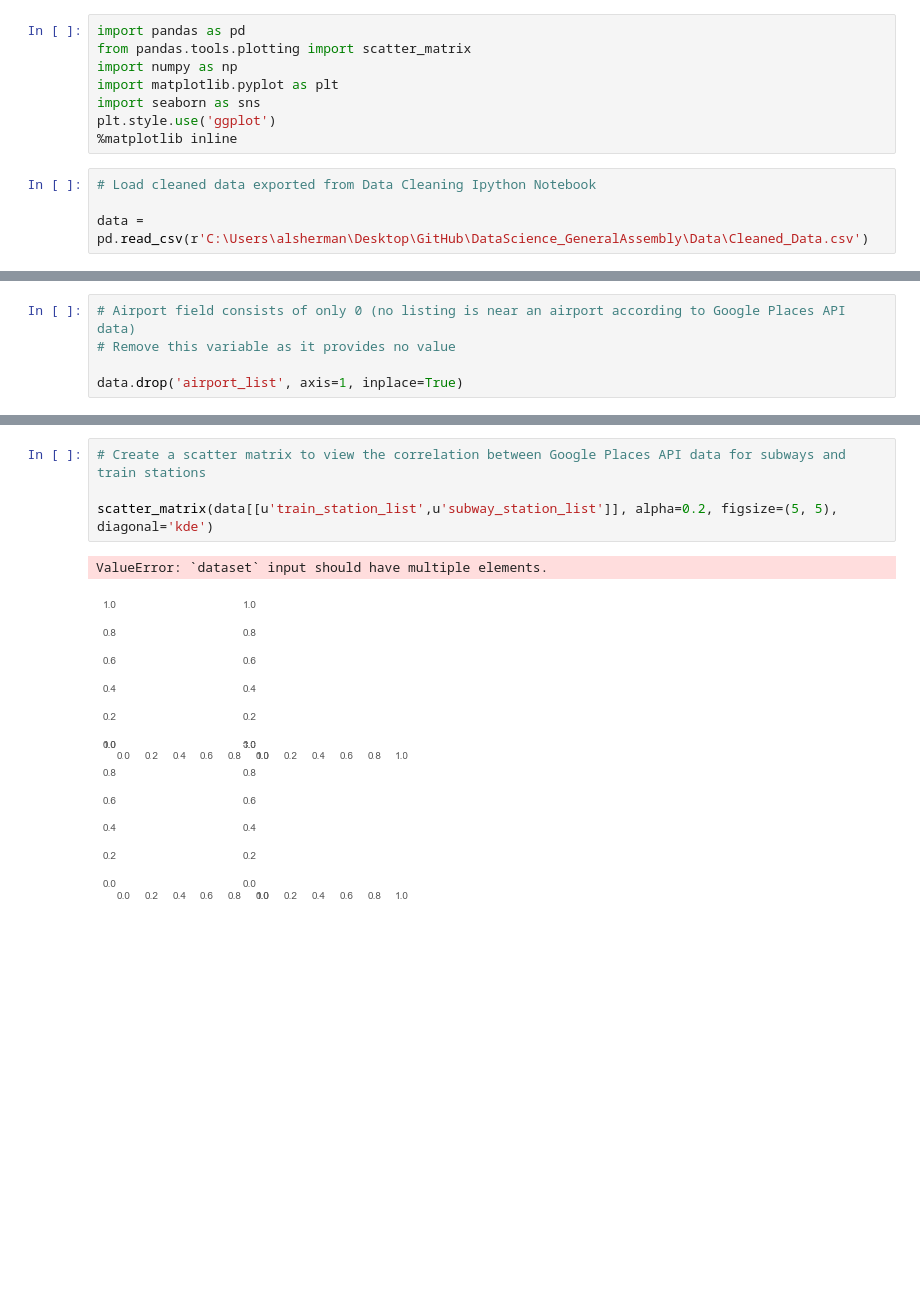
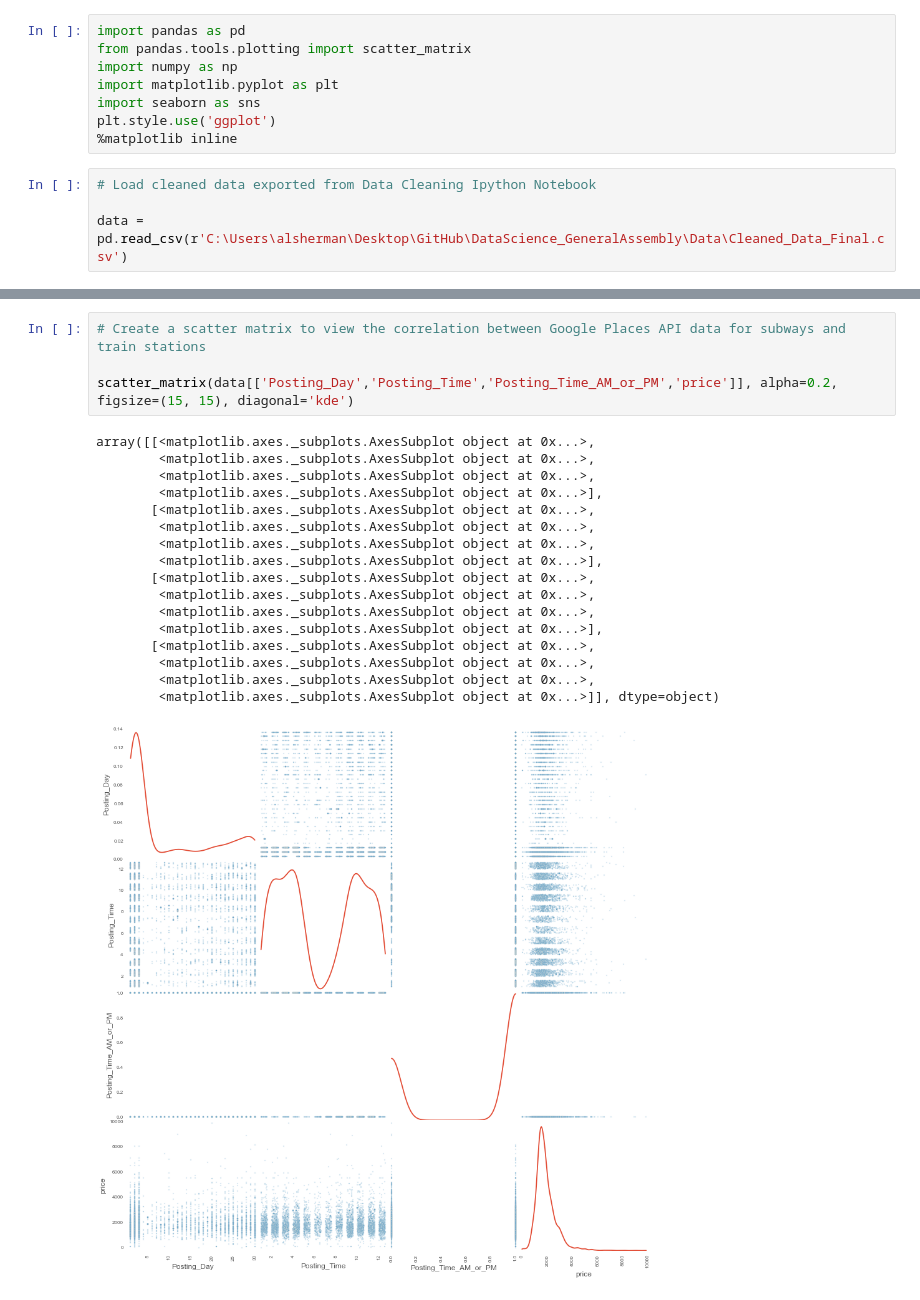
Before and after one commit to Alexjmsherman/General_Assembly_Final_Project, a Jupyter notebook: Final_Project/4. Final_Project_Data_Visualization.ipynb, the cells around one changed output, grey strips where cells are left out. Cells and saved outputs as stored; diff of their text form; blank space fills up the shorter version.

Commit message:
Add final Google Places API data

```diff
--- a/Final_Project/4. Final_Project_Data_Visualization.ipynb
+++ b/Final_Project/4. Final_Project_Data_Visualization.ipynb
@@ -9,7 +9,7 @@ plt.style.use('ggplot')
 # %%
 # Load cleaned data exported from Data Cleaning Ipython Notebook
 
-data = pd.read_csv(r'C:\Users\alsherman\Desktop\GitHub\DataScience_GeneralAssembly\Data\Cleaned_Data.csv')
+data = pd.read_csv(r'C:\Users\alsherman\Desktop\GitHub\DataScience_GeneralAssembly\Data\Cleaned_Data_Final.csv')
 # %%
 data.describe()
 # %% [output]
@@ -26,8 +25,3 @@ data.describe()
-# %%
-# Airport field consists of only 0 (no listing is near an airport according to Google Places API data)
-# Remove this variable as it provides no value
-
-data.drop('airport_list', axis=1, inplace=True)
 # %%
 # Create a histogram to show the distribution in each variable
 
@@ -93,7 +91,22 @@ TypeError: Empty 'DataFrame': no numeric data to plot
 # %%
 # Create a scatter matrix to view the correlation between Google Places API data for subways and train stations
 
-scatter_matrix(data[[u'train_station_list',u'subway_station_list']], alpha=0.2, figsize=(5, 5), diagonal='kde')
+scatter_matrix(data[['Posting_Day','Posting_Time','Posting_Time_AM_or_PM','price']], alpha=0.2, figsize=(15, 15), diagonal='kde')
 # %% [output]
-ValueError: `dataset` input should have multiple elements.
+array([[<matplotlib.axes._subplots.AxesSubplot object at 0x...>,
+        <matplotlib.axes._subplots.AxesSubplot object at 0x...>,
+        <matplotlib.axes._subplots.AxesSubplot object at 0x...>,
+        <matplotlib.axes._subplots.AxesSubplot object at 0x...>],
+       [<matplotlib.axes._subplots.AxesSubplot object at 0x...>,
+        <matplotlib.axes._subplots.AxesSubplot object at 0x...>,
+        <matplotlib.axes._subplots.AxesSubplot object at 0x...>,
+        <matplotlib.axes._subplots.AxesSubplot object at 0x...>],
+       [<matplotlib.axes._subplots.AxesSubplot object at 0x...>,
+        <matplotlib.axes._subplots.AxesSubplot object at 0x...>,
+        <matplotlib.axes._subplots.AxesSubplot object at 0x...>,
+        <matplotlib.axes._subplots.AxesSubplot object at 0x...>],
+       [<matplotlib.axes._subplots.AxesSubplot object at 0x...>,
+        <matplotlib.axes._subplots.AxesSubplot object at 0x...>,
+        <matplotlib.axes._subplots.AxesSubplot object at 0x...>,
+        <matplotlib.axes._subplots.AxesSubplot object at 0x...>]], dtype=object)
-[figure, old version]
+[figure, new version]
```
Also changed, not shown: parts of 7 cells of this notebook.
